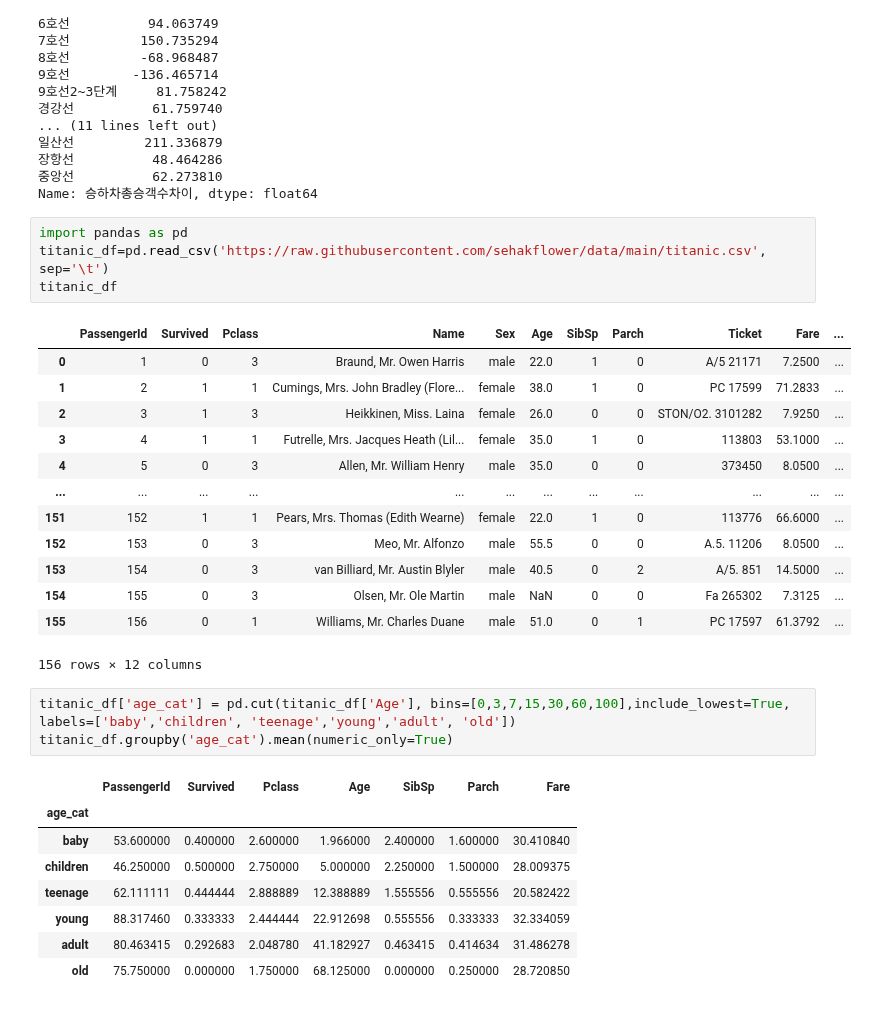
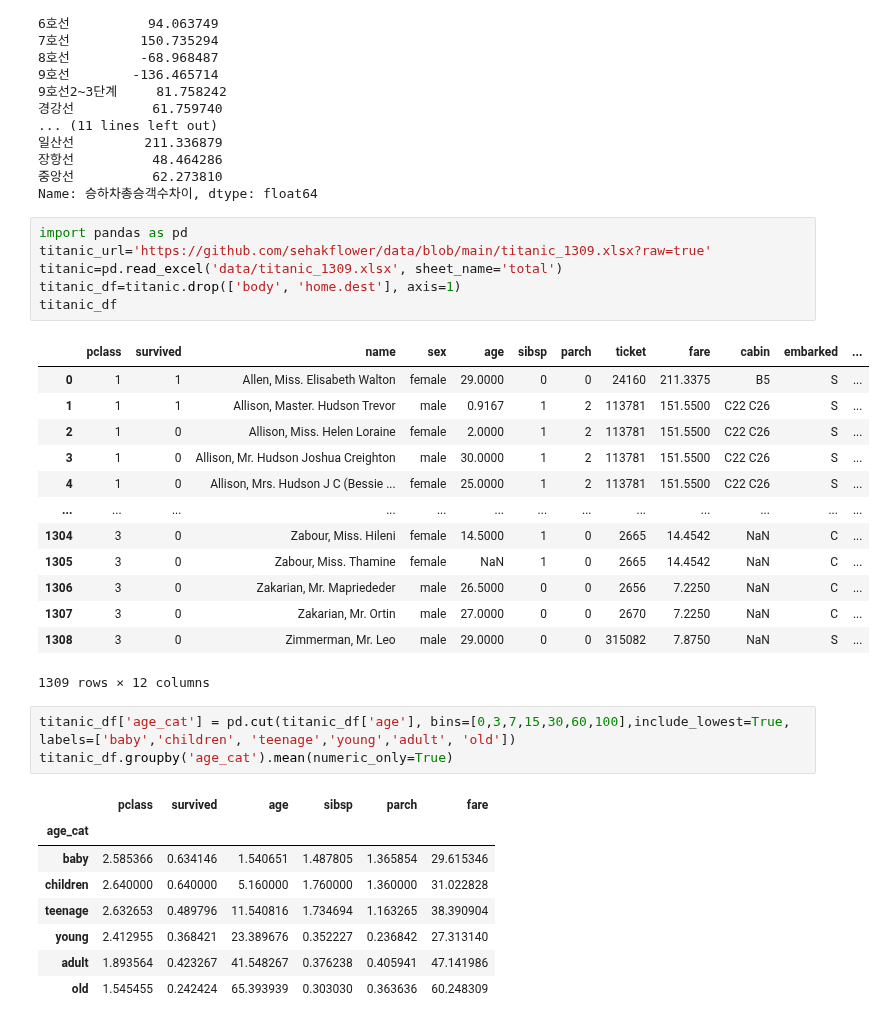
Before and after one commit to Telkem/hipython_rep, a Jupyter notebook: 15_데이터전처리2.ipynb, the cells around one changed output. Saved outputs shown, nothing was run; the diff lists cells and outputs as text.

```diff
--- a/15_데이터전처리2.ipynb
+++ b/15_데이터전처리2.ipynb
@@ -821,31 +821,33 @@ df.groupby(['노선명'])['승하차총승객수차이'].mean()
 Name: 승하차총승객수차이, dtype: float64
 # %%
 import pandas as pd
-titanic_df=pd.read_csv('https://raw.githubusercontent.com/sehakflower/data/main/titanic.csv', sep='\t')
+titanic_url='https://github.com/sehakflower/data/blob/main/titanic_1309.xlsx?raw=true'
+titanic=pd.read_excel('data/titanic_1309.xlsx', sheet_name='total')
+titanic_df=titanic.drop(['body', 'home.dest'], axis=1)
 titanic_df
 # %% [output]
-|  | PassengerId | Survived | Pclass | Name | Sex | Age | SibSp | Parch | Ticket | Fare | ... |
-| 0 | 1 | 0 | 3 | Braund, Mr. Owen Harris | male | 22.0 | 1 | 0 | A/5 21171 | 7.2500 | ... |
-| 1 | 2 | 1 | 1 | Cumings, Mrs. John Bradley (Flore... | female | 38.0 | 1 | 0 | PC 17599 | 71.2833 | ... |
-| 2 | 3 | 1 | 3 | Heikkinen, Miss. Laina | female | 26.0 | 0 | 0 | STON/O2. 3101282 | 7.9250 | ... |
-| 3 | 4 | 1 | 1 | Futrelle, Mrs. Jacques Heath (Lil... | female | 35.0 | 1 | 0 | 113803 | 53.1000 | ... |
-| 4 | 5 | 0 | 3 | Allen, Mr. William Henry | male | 35.0 | 0 | 0 | 373450 | 8.0500 | ... |
-| ... | ... | ... | ... | ... | ... | ... | ... | ... | ... | ... | ... |
-| 151 | 152 | 1 | 1 | Pears, Mrs. Thomas (Edith Wearne) | female | 22.0 | 1 | 0 | 113776 | 66.6000 | ... |
-| 152 | 153 | 0 | 3 | Meo, Mr. Alfonzo | male | 55.5 | 0 | 0 | A.5. 11206 | 8.0500 | ... |
-| 153 | 154 | 0 | 3 | van Billiard, Mr. Austin Blyler | male | 40.5 | 0 | 2 | A/5. 851 | 14.5000 | ... |
-| 154 | 155 | 0 | 3 | Olsen, Mr. Ole Martin | male | NaN | 0 | 0 | Fa 265302 | 7.3125 | ... |
-| 155 | 156 | 0 | 1 | Williams, Mr. Charles Duane | male | 51.0 | 0 | 1 | PC 17597 | 61.3792 | ... |
+|  | pclass | survived | name | sex | age | sibsp | parch | ticket | fare | cabin | embarked | ... |
+| 0 | 1 | 1 | Allen, Miss. Elisabeth Walton | female | 29.0000 | 0 | 0 | 24160 | 211.3375 | B5 | S | ... |
+| 1 | 1 | 1 | Allison, Master. Hudson Trevor | male | 0.9167 | 1 | 2 | 113781 | 151.5500 | C22 C26 | S | ... |
+| 2 | 1 | 0 | Allison, Miss. Helen Loraine | female | 2.0000 | 1 | 2 | 113781 | 151.5500 | C22 C26 | S | ... |
+| 3 | 1 | 0 | Allison, Mr. Hudson Joshua Creighton | male | 30.0000 | 1 | 2 | 113781 | 151.5500 | C22 C26 | S | ... |
+| 4 | 1 | 0 | Allison, Mrs. Hudson J C (Bessie ... | female | 25.0000 | 1 | 2 | 113781 | 151.5500 | C22 C26 | S | ... |
+| ... | ... | ... | ... | ... | ... | ... | ... | ... | ... | ... | ... | ... |
+| 1304 | 3 | 0 | Zabour, Miss. Hileni | female | 14.5000 | 1 | 0 | 2665 | 14.4542 | NaN | C | ... |
+| 1305 | 3 | 0 | Zabour, Miss. Thamine | female | NaN | 1 | 0 | 2665 | 14.4542 | NaN | C | ... |
+| 1306 | 3 | 0 | Zakarian, Mr. Mapriededer | male | 26.5000 | 0 | 0 | 2656 | 7.2250 | NaN | C | ... |
+| 1307 | 3 | 0 | Zakarian, Mr. Ortin | male | 27.0000 | 0 | 0 | 2670 | 7.2250 | NaN | C | ... |
+| 1308 | 3 | 0 | Zimmerman, Mr. Leo | male | 29.0000 | 0 | 0 | 315082 | 7.8750 | NaN | S | ... |
-156 rows × 12 columns
+1309 rows × 12 columns
 # %%
-titanic_df['age_cat'] = pd.cut(titanic_df['Age'], bins=[0,3,7,15,30,60,100],include_lowest=True, labels=['baby','children', 'teenage','young','adult', 'old'])
+titanic_df['age_cat'] = pd.cut(titanic_df['age'], bins=[0,3,7,15,30,60,100],include_lowest=True, labels=['baby','children', 'teenage','young','adult', 'old'])
 titanic_df.groupby('age_cat').mean(numeric_only=True)
 # %% [output]
-|  | PassengerId | Survived | Pclass | Age | SibSp | Parch | Fare |
-| age_cat |  |  |  |  |  |  |  |
-| baby | 53.600000 | 0.400000 | 2.600000 | 1.966000 | 2.400000 | 1.600000 | 30.410840 |
-| children | 46.250000 | 0.500000 | 2.750000 | 5.000000 | 2.250000 | 1.500000 | 28.009375 |
-| teenage | 62.111111 | 0.444444 | 2.888889 | 12.388889 | 1.555556 | 0.555556 | 20.582422 |
-| young | 88.317460 | 0.333333 | 2.444444 | 22.912698 | 0.555556 | 0.333333 | 32.334059 |
-| adult | 80.463415 | 0.292683 | 2.048780 | 41.182927 | 0.463415 | 0.414634 | 31.486278 |
-| old | 75.750000 | 0.000000 | 1.750000 | 68.125000 | 0.000000 | 0.250000 | 28.720850 |
+|  | pclass | survived | age | sibsp | parch | fare |
+| age_cat |  |  |  |  |  |  |
+| baby | 2.585366 | 0.634146 | 1.540651 | 1.487805 | 1.365854 | 29.615346 |
+| children | 2.640000 | 0.640000 | 5.160000 | 1.760000 | 1.360000 | 31.022828 |
+| teenage | 2.632653 | 0.489796 | 11.540816 | 1.734694 | 1.163265 | 38.390904 |
+| young | 2.412955 | 0.368421 | 23.389676 | 0.352227 | 0.236842 | 27.313140 |
+| adult | 1.893564 | 0.423267 | 41.548267 | 0.376238 | 0.405941 | 47.141986 |
+| old | 1.545455 | 0.242424 | 65.393939 | 0.303030 | 0.363636 | 60.248309 |
```
Also changed, not shown: parts of 3 cells of this notebook, 3 other files.
